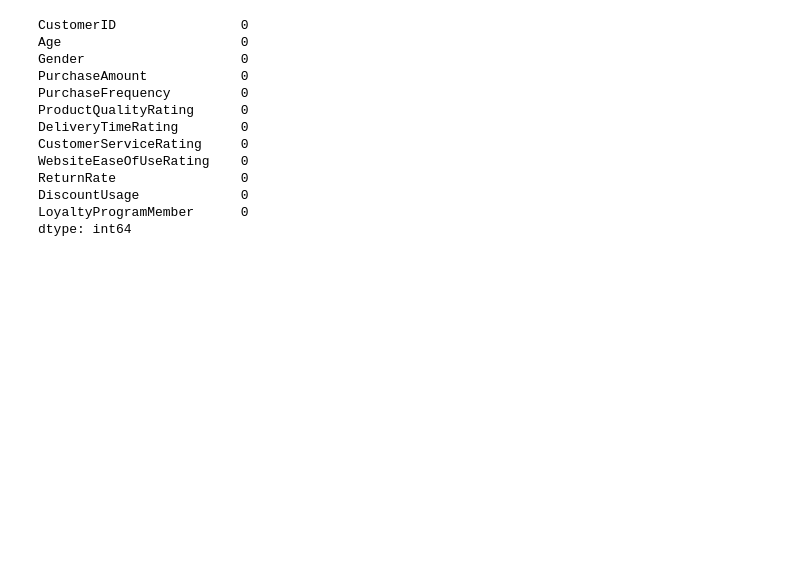
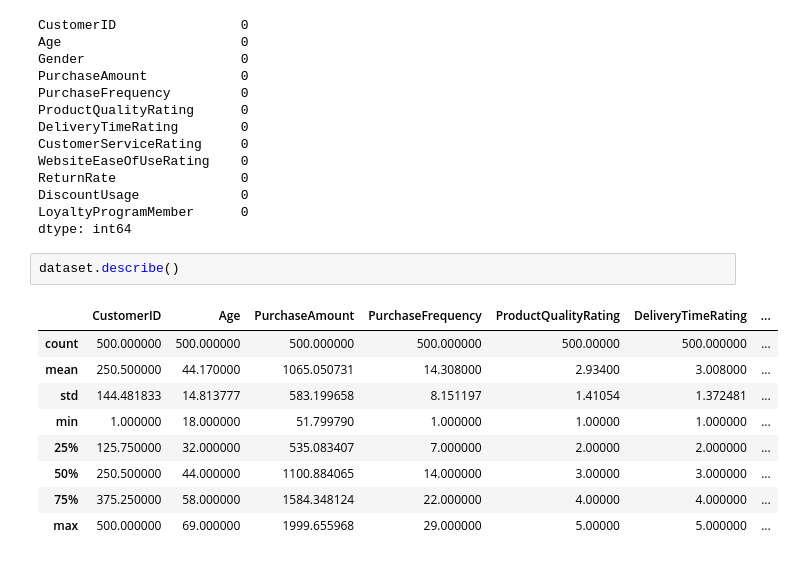
Before and after one commit to Darknight47/Data-Science-Projects-03, a Jupyter notebook: Customer_Satisfaction.ipynb, the cells around one changed output. Saved outputs shown, nothing was run; the diff lists cells and outputs as text; blank space fills up the shorter version.

```diff
--- a/Customer_Satisfaction.ipynb
+++ b/Customer_Satisfaction.ipynb
@@ -67,3 +69,15 @@ ReturnRate                0
 DiscountUsage             0
 LoyaltyProgramMember      0
 dtype: int64
+# %%
+dataset.describe()
+# %% [output]
+|  | CustomerID | Age | PurchaseAmount | PurchaseFrequency | ProductQualityRating | DeliveryTimeRating | ... |
+| count | 500.000000 | 500.000000 | 500.000000 | 500.000000 | 500.00000 | 500.000000 | ... |
+| mean | 250.500000 | 44.170000 | 1065.050731 | 14.308000 | 2.93400 | 3.008000 | ... |
+| std | 144.481833 | 14.813777 | 583.199658 | 8.151197 | 1.41054 | 1.372481 | ... |
+| min | 1.000000 | 18.000000 | 51.799790 | 1.000000 | 1.00000 | 1.000000 | ... |
+| 25% | 125.750000 | 32.000000 | 535.083407 | 7.000000 | 2.00000 | 2.000000 | ... |
+| 50% | 250.500000 | 44.000000 | 1100.884065 | 14.000000 | 3.00000 | 3.000000 | ... |
+| 75% | 375.250000 | 58.000000 | 1584.348124 | 22.000000 | 4.00000 | 4.000000 | ... |
+| max | 500.000000 | 69.000000 | 1999.655968 | 29.000000 | 5.00000 | 5.000000 | ... |
```
Also changed, not shown: parts of 5 cells of this notebook.
